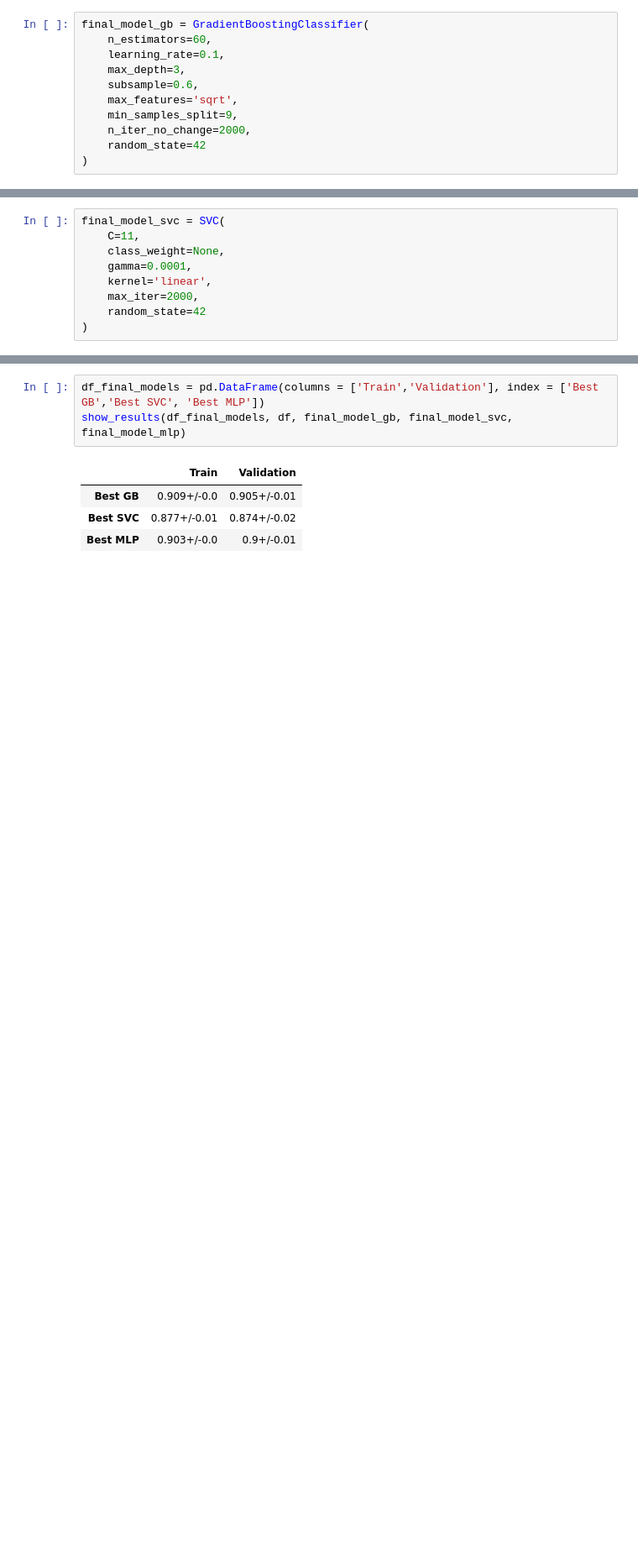
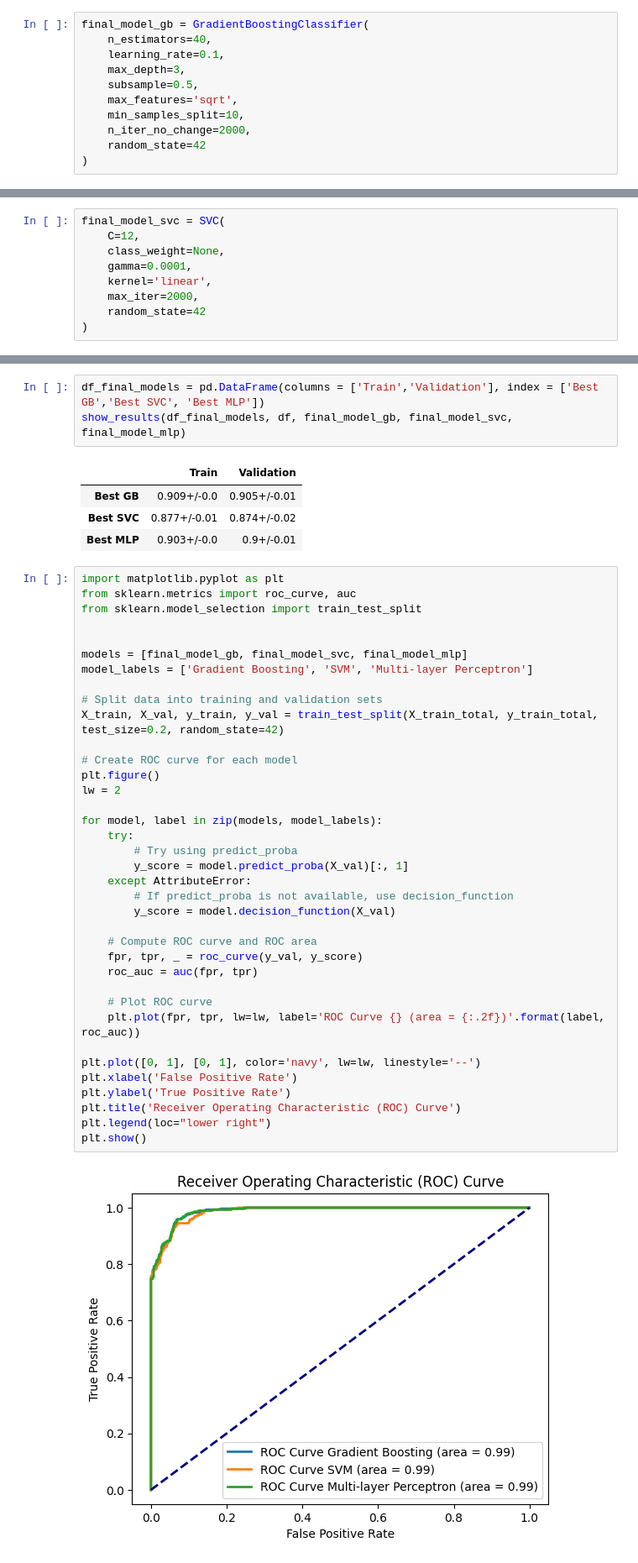
Before and after one commit to sarasustelosantos/bootcamp_group, a Jupyter notebook: 04_modelling.ipynb, the cells around one changed output, grey strips where cells are left out. Shown at 84% size. Saved outputs shown, nothing was run; the diff lists cells and outputs as text; blank space fills up the shorter version.

Commit message:
ROC curve

```diff
--- a/04_modelling.ipynb
+++ b/04_modelling.ipynb
@@ -1159,12 +1159,12 @@ Best Parameters:  {'learning_rate': 0.1, 'max_depth': 3, 'max_features': 'sqrt',
 ### Final Model - GB
 # %%
 final_model_gb = GradientBoostingClassifier(
-    n_estimators=60,
+    n_estimators=40,
     learning_rate=0.1,
     max_depth=3,
-    subsample=0.6,
+    subsample=0.5,
     max_features='sqrt',
-    min_samples_split=9,
+    min_samples_split=10,
     n_iter_no_change=2000,
     random_state=42
 )
@@ -1258,7 +1258,7 @@ Best Parameters:  {'C': 12, 'class_weight': None, 'gamma': 0.0001, 'kernel': 'li
 | 0 | Best Score | 0.878252 |
 # %%
 final_model_svc = SVC(
-    C=11,
+    C=12,
     class_weight=None,
     gamma=0.0001,
     kernel='linear',
@@ -1410,3 +1410,42 @@ show_results(df_final_models, df, final_model_gb, final_model_svc, final_model_m
 | Best GB | 0.909+/-0.0 | 0.905+/-0.01 |
 | Best SVC | 0.877+/-0.01 | 0.874+/-0.02 |
 | Best MLP | 0.903+/-0.0 | 0.9+/-0.01 |
+# %%
+import matplotlib.pyplot as plt
+from sklearn.metrics import roc_curve, auc
+from sklearn.model_selection import train_test_split
+
+
+models = [final_model_gb, final_model_svc, final_model_mlp]
+model_labels = ['Gradient Boosting', 'SVM', 'Multi-layer Perceptron']
+
+# Split data into training and validation sets
+X_train, X_val, y_train, y_val = train_test_split(X_train_total, y_train_total, test_size=0.2, random_state=42)
+
+# Create ROC curve for each model
+plt.figure()
+lw = 2
+
+for model, label in zip(models, model_labels):
+    try:
+        # Try using predict_proba
+        y_score = model.predict_proba(X_val)[:, 1]
+    except AttributeError:
+        # If predict_proba is not available, use decision_function
+        y_score = model.decision_function(X_val)
+
+    # Compute ROC curve and ROC area
+    fpr, tpr, _ = roc_curve(y_val, y_score)
+    roc_auc = auc(fpr, tpr)
+
+    # Plot ROC curve
+    plt.plot(fpr, tpr, lw=lw, label='ROC Curve {} (area = {:.2f})'.format(label, roc_auc))
+
+plt.plot([0, 1], [0, 1], color='navy', lw=lw, linestyle='--')
+plt.xlabel('False Positive Rate')
+plt.ylabel('True Positive Rate')
+plt.title('Receiver Operating Characteristic (ROC) Curve')
+plt.legend(loc="lower right")
+plt.show()
+# %% [output]
+[figure, added]
```
Also changed, not shown: parts of 8 cells of this notebook.
